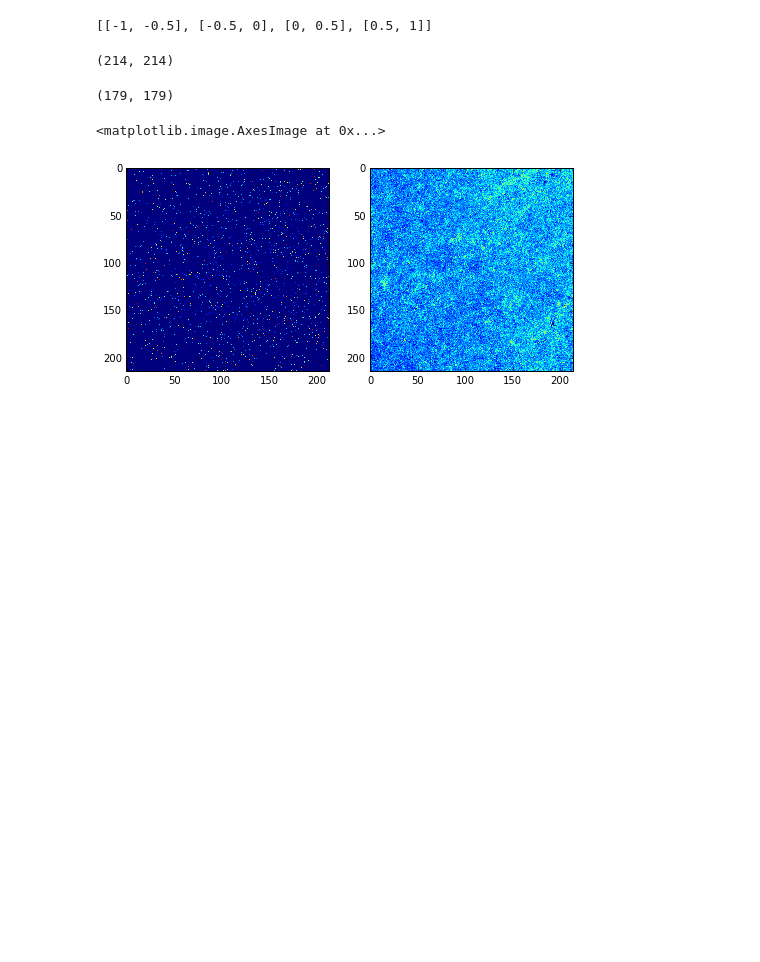
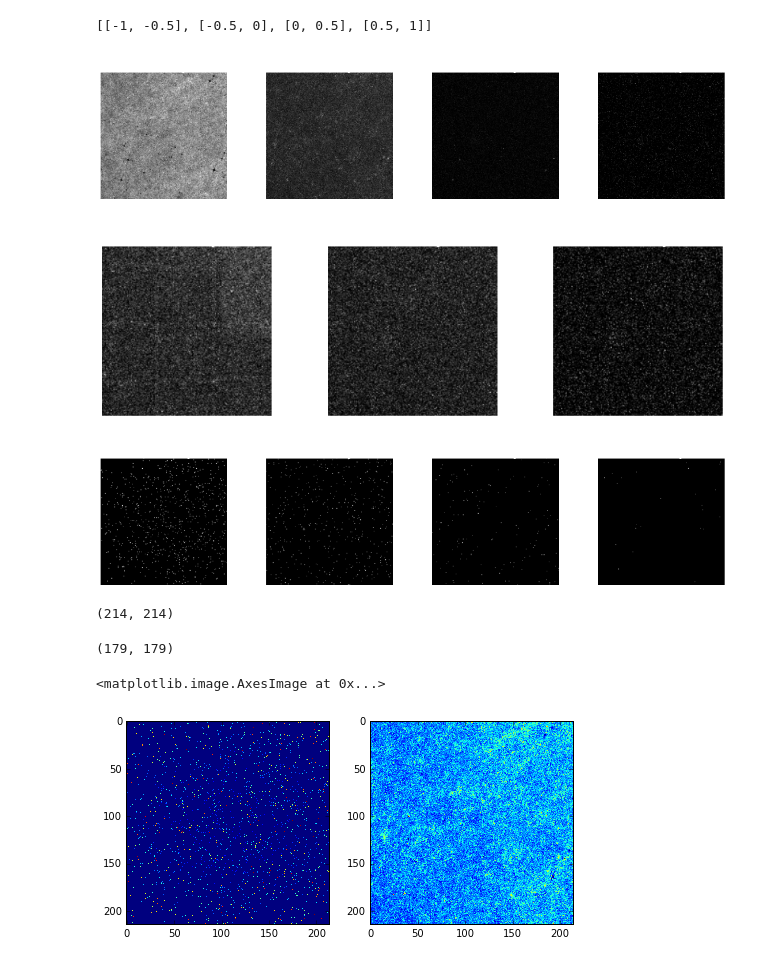
Before and after one commit to abrahamneben/21cmIRxcor, a Jupyter notebook: fg_xcor/mwa_and_ir_catalogs_xcor_vs_mask_depth_factorsof10.ipynb, the cells around one changed output. Saved outputs shown, nothing was run; the diff lists cells and outputs as text; code cells hidden in the pictures; blank space fills up the shorter version.

Commit message:
make catalog imageus

```diff
--- a/fg_xcor/mwa_and_ir_catalogs_xcor_vs_mask_depth_factorsof10.ipynb
+++ b/fg_xcor/mwa_and_ir_catalogs_xcor_vs_mask_depth_factorsof10.ipynb
@@ -26,7 +27,8 @@ print(list2pairs(logjycuts_rad))
 [[-1, -0.5], [-0.5, 0], [0, 0.5], [0.5, 1]]
 # %%
 #d = '/Users/abrahamn/Documents/MIT/21cm/21cmIR/ir_catalogs/'
-d = '/home/abrahamn/xcor_data/ir_catalogs/'
+#d = '/home/abrahamn/xcor_data/ir_catalogs/'
+d = '/nfs/mwa-09/r1/abrahamn/xcor_data/ir_catalogs/'
 
 w2_img_diff_flux_cuts_img_and_counts = [pickle.load(open(d+'w2_logjymin=%d_logjymax=%d.p'%(logjyminmax[0],logjyminmax[1]),'rb')) for logjyminmax in list2pairs(logjycuts_ir_wise)]
 w2_img_diff_flux_cuts = [l[0] for l in w2_img_diff_flux_cuts_img_and_counts]
@@ -43,6 +45,43 @@ mwa_img_bound_by_wise_diff_flux_cuts_counts = [l[1] for l in mwa_img_bound_by_wi
 mwa_img_bound_by_secatfov_diff_flux_cuts_img_and_counts = [pickle.load(open(d+'mwacat_bounded_by_secatfov_logjymin=%1.1f_logjymax=%1.1f.p'%(logjyminmax[0],logjyminmax[1]),'rb')) for logjyminmax in list2pairs(logjycuts_rad)]
 mwa_img_bound_by_secatfov_diff_flux_cuts = [l[0] for l in mwa_img_bound_by_secatfov_diff_flux_cuts_img_and_counts]
 mwa_img_bound_by_secatfov_diff_flux_cuts_counts = [l[1] for l in mwa_img_bound_by_secatfov_diff_flux_cuts_img_and_counts]
+# %%
+matplotlib.rcParams.update({'font.size': 24})
+matplotlib.rc('text', usetex=True)
+matplotlib.rcParams['text.latex.preamble'] = [r'\boldmath']
+matplotlib.rc('axes',edgecolor='w')
+
+
+plt.figure(figsize=(20,4))
+for i in range(len(w2_img_diff_flux_cuts)):
+    plt.subplot(1,len(w2_img_diff_flux_cuts),1+i)
+    plt.imshow(w2_img_diff_flux_cuts[i],vmin=0,cmap='gray')
+    plt.title('$10^{%d}\,$Jy'%logjycuts_ir_wise[i+1],color='white')
+
+    plt.gca().get_xaxis().set_visible(False)
+    plt.gca().get_yaxis().set_visible(False)
+
+plt.figure(figsize=(15,4))
+for i in range(len(secat_img_diff_flux_cuts)):
+    plt.subplot(1,len(secat_img_diff_flux_cuts),1+i)
+    plt.imshow(secat_img_diff_flux_cuts[i],vmin=0,cmap='gray')
+    plt.title('$10^{%d}\,$Jy'%logjycuts_ir_atlas[i+1],color='white')
+
+    plt.gca().get_xaxis().set_visible(False)
+    plt.gca().get_yaxis().set_visible(False)
+
+plt.figure(figsize=(20,4))
+for i in range(len(mwa_img_bound_by_secatfov_diff_flux_cuts)):
+    plt.subplot(1,len(mwa_img_bound_by_secatfov_diff_flux_cuts),1+i)
+    plt.imshow(mwa_img_bound_by_secatfov_diff_flux_cuts[i],vmin=0.,cmap='gray')
+    plt.title('$10^{%1.1f}\,$Jy'%logjycuts_rad[i+1],color='white')
+
+    plt.gca().get_xaxis().set_visible(False)
+    plt.gca().get_yaxis().set_visible(False)
+# %% [output]
+[figure, added]
+[figure, added]
+[figure, added]
 # %%
 mwa_img_bound_by_wise_diff_flux_cuts[0].shape
 # %% [output]
```
Also changed, not shown: parts of 1 cell of this notebook.
